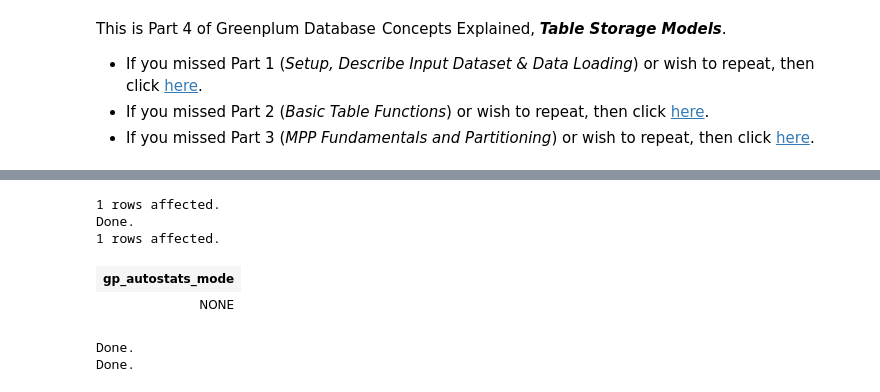
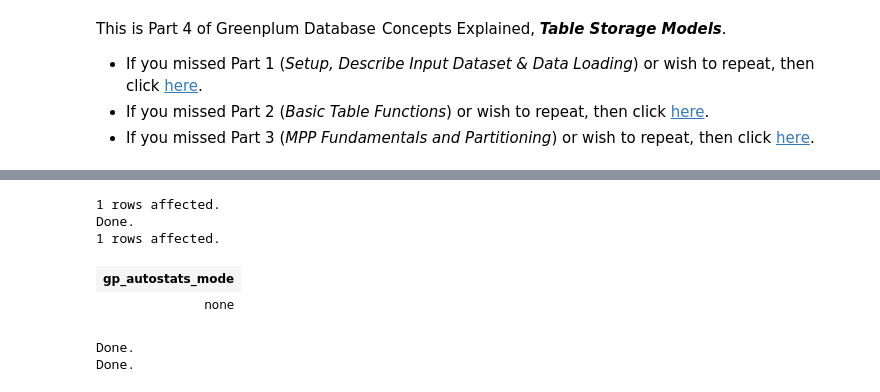
Before and after one commit to cantzakas/gp-demo-aws, a Jupyter notebook: AWS-GP-demo-4.ipynb, the cells around one changed output, grey strips where cells are left out. Cells and saved outputs as stored; diff of their text form; code cells hidden in the pictures.

```diff
--- a/AWS-GP-demo-4.ipynb
+++ b/AWS-GP-demo-4.ipynb
@@ -42,13 +29,13 @@ psycopg2.OperationalError: server closed the connection unexpectedly
 # %%
-%%sql $DB_USER@$DB_SERVER
+%%sql $DB_USER@$DB_NAME
 SHOW gp_autostats_mode;
-ALTER DATABASE gpadmin SET gp_autostats_mode TO 'NONE';
+ALTER DATABASE dev SET gp_autostats_mode TO 'NONE';
 SHOW gp_autostats_mode;
 # %% [output]
 1 rows affected.
 Done.
 1 rows affected.
 | gp_autostats_mode |
-| NONE |
+| none |
 # %%
 query = !cat script/7-db-maintenance.sql
```
Also changed, not shown: parts of 17 cells of this notebook.
